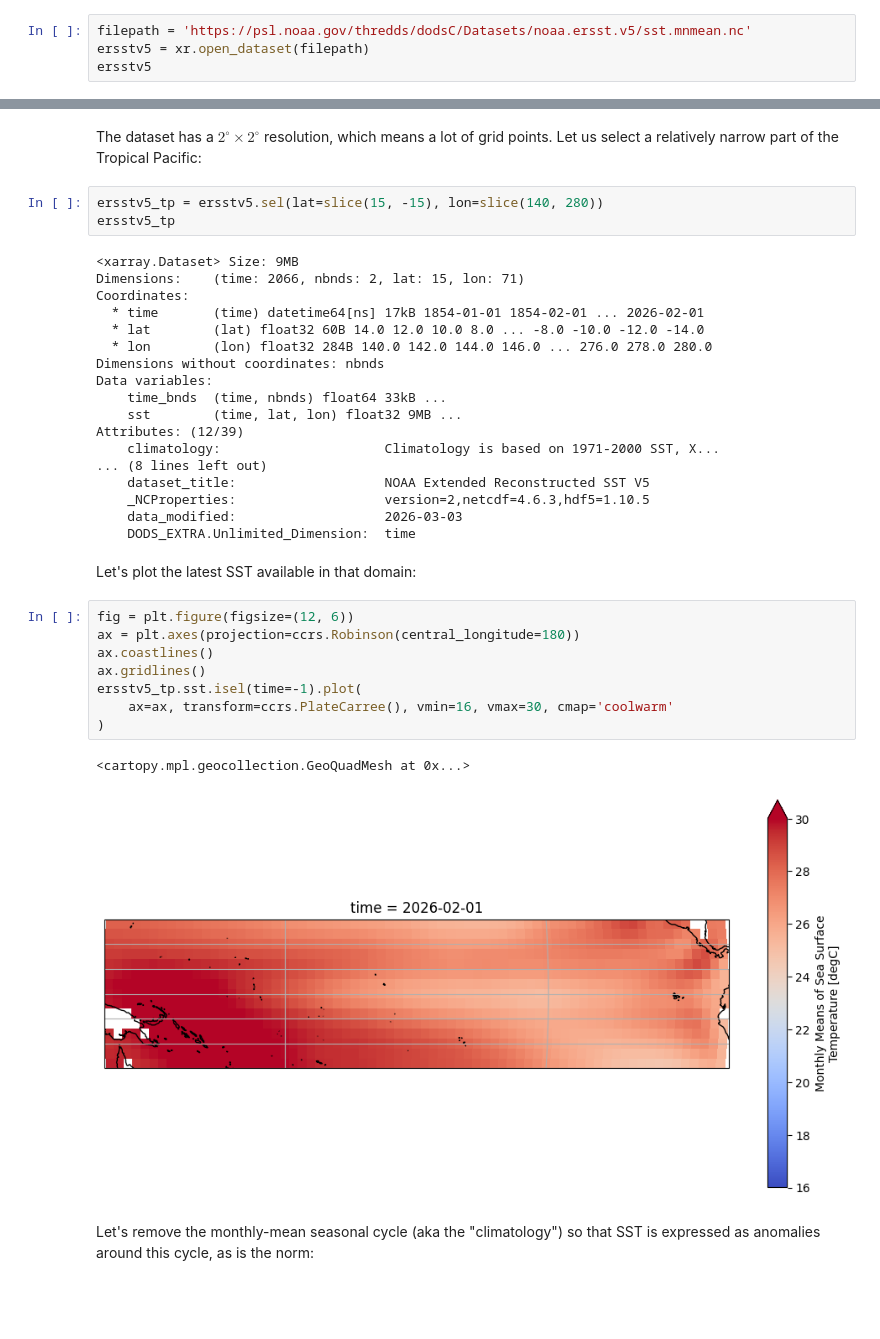
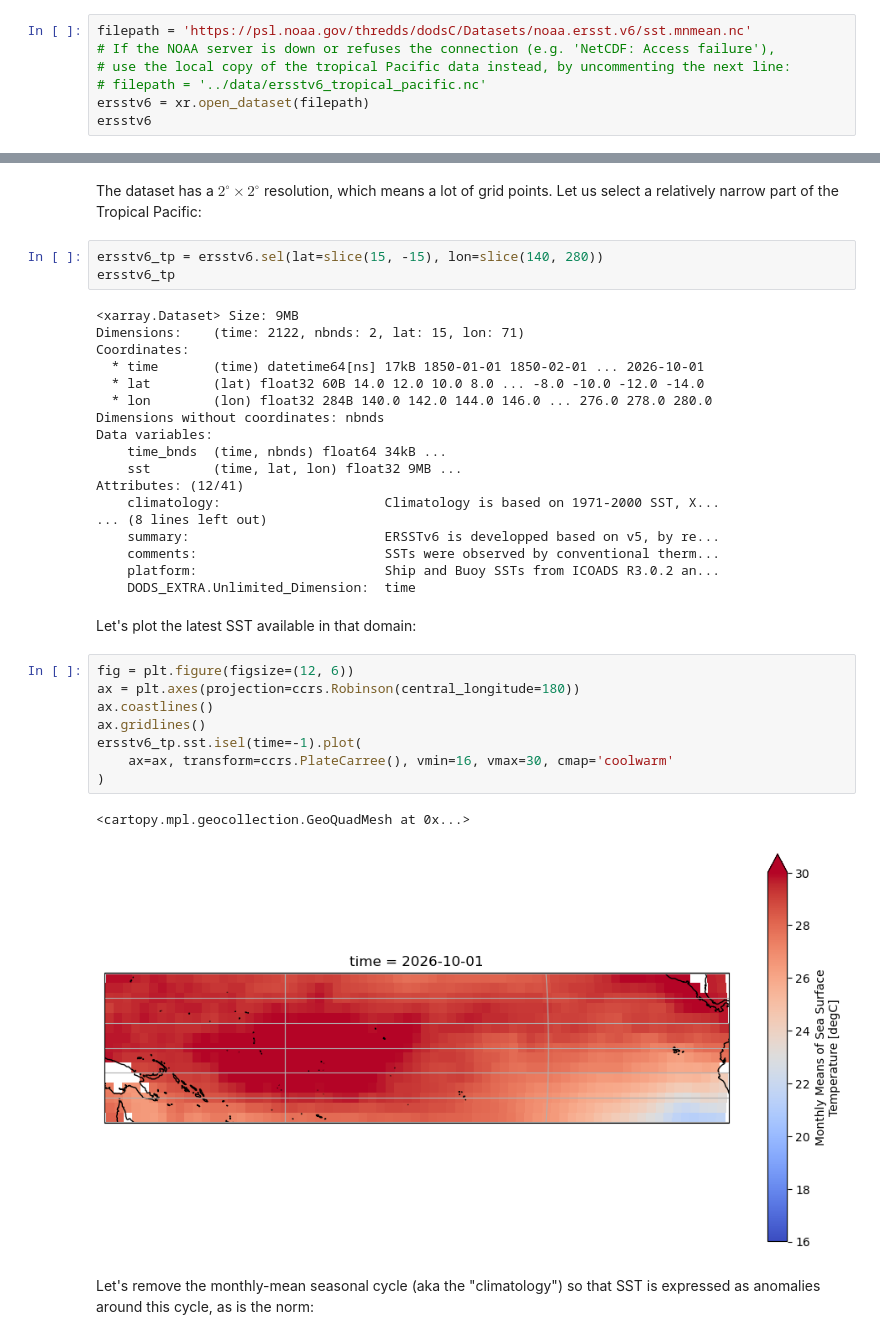
Before and after one commit to LinkedEarth/paleopal, a Jupyter notebook: backend/libraries/notebook_library/my_notebooks/pyleoclim_tutorials/notebooks/L2_correlations.ipynb, the cells around one changed output, grey strips where cells are left out. Saved outputs shown, nothing was run; the diff lists cells and outputs as text; blank space fills up the shorter version.

```diff
--- a/backend/libraries/notebook_library/my_notebooks/pyleoclim_tutorials/notebooks/L2_correlations.ipynb
+++ b/backend/libraries/notebook_library/my_notebooks/pyleoclim_tutorials/notebooks/L2_correlations.ipynb
@@ -270,5 +290,8 @@ Next we load the ERSSTv5 dataset. Note that the actual dat are not being transfe
 # %%
-filepath = 'https://psl.noaa.gov/thredds/dodsC/Datasets/noaa.ersst.v5/sst.mnmean.nc'
-ersstv5 = xr.open_dataset(filepath)
-ersstv5
+filepath = 'https://psl.noaa.gov/thredds/dodsC/Datasets/noaa.ersst.v6/sst.mnmean.nc'
+# If the NOAA server is down or refuses the connection (e.g. 'NetCDF: Access failure'),
+# use the local copy of the tropical Pacific data instead, by uncommenting the next line:
+# filepath = '../data/ersstv6_tropical_pacific.nc'
+ersstv6 = xr.open_dataset(filepath)
+ersstv6
 # %% [output]
@@ -292,39 +315,39 @@ Attributes: (12/39)
 # %% [markdown]
 The dataset has a $2^\circ \times 2^\circ$ resolution, which means a lot of grid points. Let us select a relatively narrow part of the Tropical Pacific:
 # %%
-ersstv5_tp = ersstv5.sel(lat=slice(15, -15), lon=slice(140, 280))
-ersstv5_tp
+ersstv6_tp = ersstv6.sel(lat=slice(15, -15), lon=slice(140, 280))
+ersstv6_tp
 # %% [output]
 <xarray.Dataset> Size: 9MB
-Dimensions:    (time: 2066, nbnds: 2, lat: 15, lon: 71)
+Dimensions:    (time: 2122, nbnds: 2, lat: 15, lon: 71)
 Coordinates:
-  * time       (time) datetime64[ns] 17kB 1854-01-01 1854-02-01 ... 2026-02-01
+  * time       (time) datetime64[ns] 17kB 1850-01-01 1850-02-01 ... 2026-10-01
   * lat        (lat) float32 60B 14.0 12.0 10.0 8.0 ... -8.0 -10.0 -12.0 -14.0
   * lon        (lon) float32 284B 140.0 142.0 144.0 146.0 ... 276.0 278.0 280.0
 Dimensions without coordinates: nbnds
 Data variables:
-    time_bnds  (time, nbnds) float64 33kB ...
+    time_bnds  (time, nbnds) float64 34kB ...
     sst        (time, lat, lon) float32 9MB ...
-Attributes: (12/39)
+Attributes: (12/41)
     climatology:                     Climatology is based on 1971-2000 SST, X...
 ... (8 lines left out)
-    dataset_title:                   NOAA Extended Reconstructed SST V5
-    _NCProperties:                   version=2,netcdf=4.6.3,hdf5=1.10.5
-    data_modified:                   2026-03-03
+    summary:                         ERSSTv6 is developped based on v5, by re...
+    comments:                        SSTs were observed by conventional therm...
+    platform:                        Ship and Buoy SSTs from ICOADS R3.0.2 an...
     DODS_EXTRA.Unlimited_Dimension:  time
 # %% [markdown]
 Let's plot the latest SST available in that domain:
 # %%
 fig = plt.figure(figsize=(12, 6))
 ax = plt.axes(projection=ccrs.Robinson(central_longitude=180))
 ax.coastlines()
 ax.gridlines()
-ersstv5_tp.sst.isel(time=-1).plot(
+ersstv6_tp.sst.isel(time=-1).plot(
     ax=ax, transform=ccrs.PlateCarree(), vmin=16, vmax=30, cmap='coolwarm'
 )
 # %% [output]
 <cartopy.mpl.geocollection.GeoQuadMesh at 0x...>
-[figure, old version]
+[figure, new version]
 # %% [markdown]
 Let's remove the monthly-mean seasonal cycle (aka the "climatology") so that SST is expressed as anomalies around this cycle, as is the norm:
 # %%
```
Also changed, not shown: parts of 20 cells of this notebook, 7 other files.
